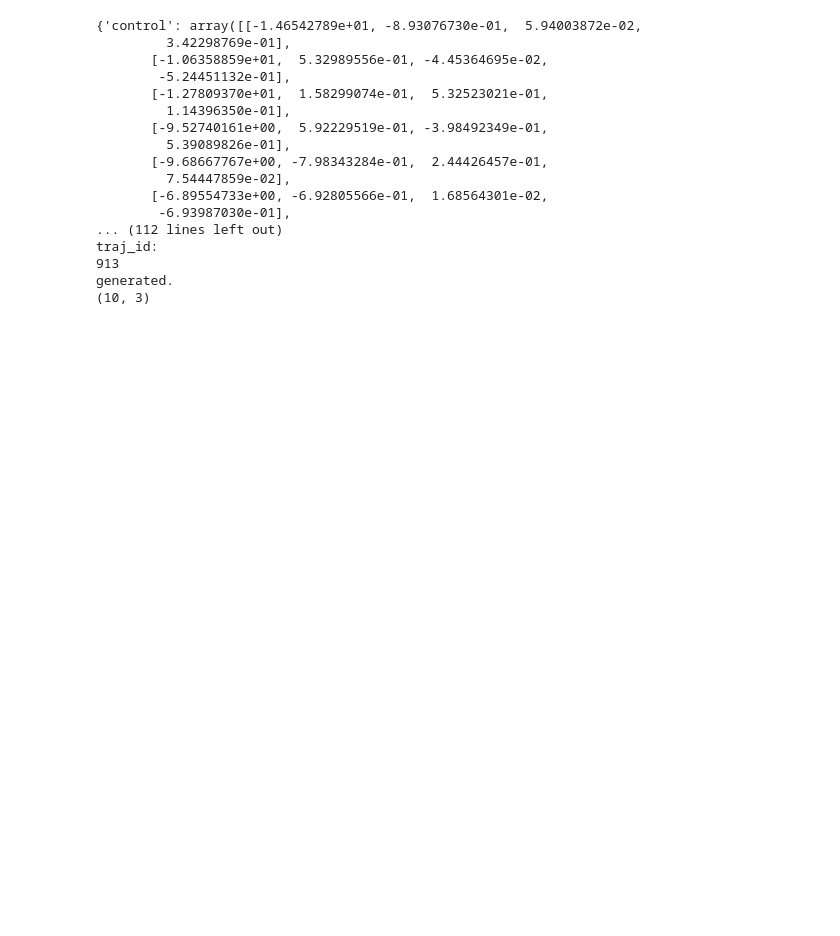
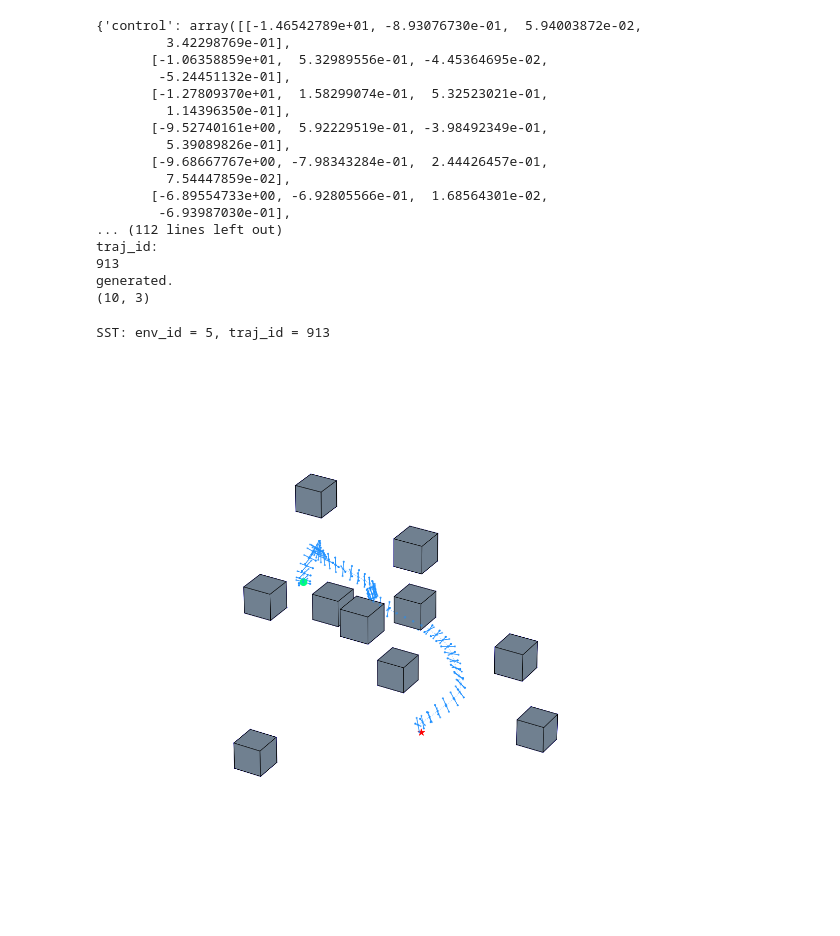
Before and after one commit to MiaoDragon/KinoMPNet, a Jupyter notebook: quadrotor_obs_path_visualization_mpc.ipynb, the cells around one changed output. Cells and saved outputs as stored; diff of their text form; code cells hidden in the pictures; blank space fills up the shorter version.

```diff
--- a/quadrotor_obs_path_visualization_mpc.ipynb
+++ b/quadrotor_obs_path_visualization_mpc.ipynb
@@ -4,8 +4,8 @@
 #lib1 = CDLL("deps/sparse_rrt/deps/trajopt/build/lib/libsco.so")
 #lib2 = CDLL("deps/sparse_rrt/deps/trajopt/build/lib/libutils.so")
 import sys
-sys.path.append('/media/arclabdl1/HD1/YLmiao/mpc-mpnet-cuda-yinglong')
-sys.path.append('/media/arclabdl1/HD1/YLmiao/mpc-mpnet-cuda-yinglong/deps/sparse_rrt-1')
+sys.path.append('/media/arclabdl1/HD1/YLmiao/YLmiao_from_unicorn/YLmiao/mpc-mpnet-cuda-yinglong')
+sys.path.append('/media/arclabdl1/HD1/YLmiao/YLmiao_from_unicorn/YLmiao/mpc-mpnet-cuda-yinglong/deps/sparse_rrt-1')
 #sys.path.append('/media/arclabdl1/HD1/Linjun/mpc-mpnet-py/deps/sparse_rrt-1')
 #sys.path.append('/media/arclabdl1/HD1/Linjun/mpc-mpnet-py')
 from sparse_rrt import _deep_smp_module
@@ -39,10 +39,10 @@ cost = data['cost'].sum()
 print(cost)
 
 obs_list=get_obs_3d('quadrotor_obs',"obs")[env_id]
-obc_list = np.load('/media/arclabdl1/HD1/YLmiao/mpc-mpnet-cuda-yinglong/mpnet/sst_envs/{}_env_vox.npy'.format(system))
+obc_list = np.load('/media/arclabdl1/HD1/YLmiao/YLmiao_from_unicorn/YLmiao/mpc-mpnet-cuda-yinglong/mpnet/sst_envs/{}_env_vox.npy'.format(system))
 obc_list = obc_list[env_id].reshape(-1)
 
-mpc_path, mpc_control, mpc_time = np.load('/media/arclabdl1/HD1/YLmiao/mpc-mpnet-cuda-yinglong/results/cpp_full/quadrotor_obs/default/paths/path_%d_%d.npy' % (env_id, traj_id),
+mpc_path, mpc_control, mpc_time = np.load('/media/arclabdl1/HD1/YLmiao/YLmiao_from_unicorn/YLmiao/mpc-mpnet-cuda-yinglong/results/cpp_full/quadrotor_obs/default/paths/path_%d_%d.npy' % (env_id, traj_id),
                allow_pickle=True)
 
 print('env_id: ')
@@ -203,7 +203,7 @@ def q_to_points_3d(state):
                 p.append([max_min[x_d][0], max_min[y_d][1], max_min[z_d][2]])
     return np.array(p)
 
-def draw_box_3d(ax, p, color='b', alpha=1, surface_color='blue', linewidths=1, edgecolors='k'):
+def draw_box_3d(ax, p, color='b', alpha=1, face_alpha=0.1, surface_color='blue', linewidths=1, edgecolors='k'):
     index_lists = [[[0, 4], [4, 6], [6, 2], [2, 0], [0, 1], [1, 5], [5, 7], [7, 3], [3, 1], [1, 5]],
                   [[4, 5]],
                   [[6, 7]],
@@ -218,10 +218,10 @@ def draw_box_3d(ax, p, color='b', alpha=1, surface_color='blue', linewidths=1, e
                                                  [3, 1, 5, 7]]]
     faces = Poly3DCollection(edges, linewidths=linewidths, edgecolors=edgecolors)
     faces.set_facecolor(surface_color)
-    faces.set_alpha(0.1)
+    faces.set_alpha(face_alpha)
     ax.add_collection3d(faces)
 
-def visualize_quadrotor_path(path, draw_bbox=True):
+def visualize_quadrotor_path(path, draw_bbox=True, alpha=1.):
     fig = plt.figure(figsize=(20, 20))
     ax = fig.add_subplot(111, projection='3d')
     # draw a ball of the goal region
@@ -239,24 +239,27 @@ def visualize_quadrotor_path(path, draw_bbox=True):
     ax.plot_surface(x, y, z,  rstride=4, cstride=4, color='r', linewidth=0, alpha=0.3)
     """
     if path is not None:
-        ax.scatter(path[:, 0], path[:, 1], path[:, 2], c='blue')
-        ax.plot(path[:, 0], path[:, 1], path[:, 2], c='blue')
-        ax.scatter(start_state[0], start_state[1], start_state[2], c='green', s=200)
+        ax.scatter(path[:, 0], path[:, 1], path[:, 2], c='dodgerblue', alpha=alpha, linestyle='dotted')
+        ax.plot(path[:, 0], path[:, 1], path[:, 2], c='dodgerblue', alpha=alpha, linestyle='dotted')
+        ax.scatter(start_state[0], start_state[1], start_state[2], c='springgreen', s=200)
         ax.scatter(goal_state[0], goal_state[1], goal_state[2], c='red', marker='*', s=200)
         for waypoint in path:
             f = rot_frame_3d(waypoint)
-            ax.scatter(f[0], f[1], f[2], color='red', s=10)
-            ax.plot(f[0,[0, 2]], f[1, [0, 2]], f[2, [0, 2]], c='b')
-            ax.plot(f[0,[1, 3]], f[1, [1, 3]], f[2, [1, 3]], c='b')
+            ax.scatter(f[0], f[1], f[2], color='dodgerblue', s=10)
+            ax.plot(f[0,[0, 2]], f[1, [0, 2]], f[2, [0, 2]], c='dodgerblue')
+            ax.plot(f[0,[1, 3]], f[1, [1, 3]], f[2, [1, 3]], c='dodgerblue')
 
             if draw_bbox:
-                draw_box_3d(ax, q_to_points_3d(waypoint), alpha=0.3, surface_color="orange", linewidths=0.)
+                draw_box_3d(ax, q_to_points_3d(waypoint), alpha=0.1, face_alpha=0.1, color='royalblue', surface_color="royalblue", linewidths=0.)
     for obs in obs_list:
-        draw_box_3d(ax, centered_box_to_points_3d(center=obs, size=[params['width']]*3))
+        draw_box_3d(ax, centered_box_to_points_3d(center=obs, size=[params['width']]*3),\
+                    surface_color="slategray", face_alpha=1.)
 
     ax.set_xlim3d(-5, 5)
     ax.set_ylim3d(-5, 5)
     ax.set_zlim3d(-5, 5)
+    plt.axis('off')
+    ax.grid(b=None)
     return fig, ax
 
 
@@ -281,7 +284,11 @@ def propagate_path(state, control=None, time=None):
 # %%
 print('SST: env_id = %d, traj_id = %d' % (env_id, traj_id))
 dense_path = propagate_path(data['path'], data['control'], data['cost'])
-visualize_quadrotor_path(dense_path)
+visualize_quadrotor_path(dense_path, False, 0.5)#,draw_bbox=False)
+plt.savefig('quadrotor_sst_obs_%d_p_%d.pdf' % (env_id, traj_id), bbox_inches='tight')
+# %% [output]
+SST: env_id = 5, traj_id = 913
+[figure, added]
 # %%
 print('MPNetTree: env_id = %d, traj_id = %d' % (env_id, traj_id))
 print(data['path'].shape)
```
Also changed, not shown: parts of 2 cells of this notebook, 25 other files.
